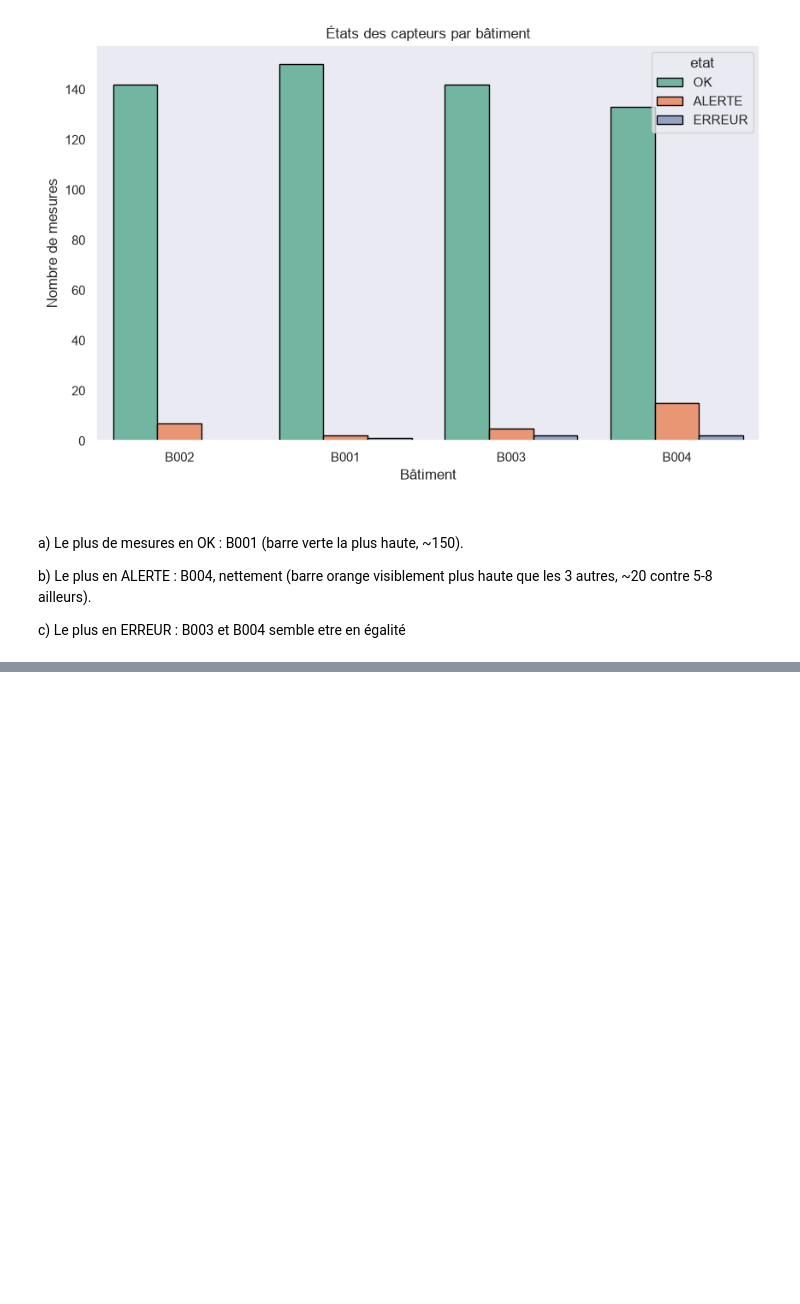
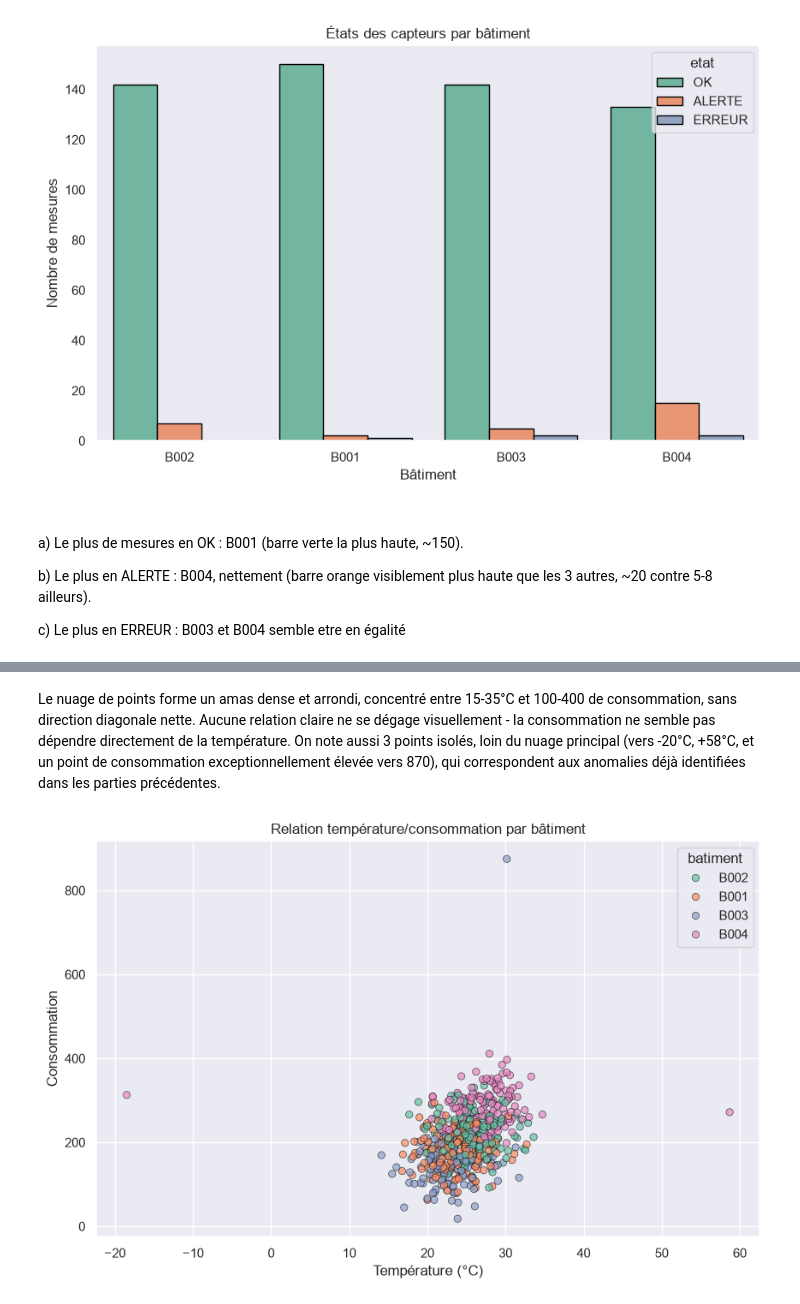
Before and after one commit to Mayra-99/atelier_seaborn_iot, a Jupyter notebook: notebooks/atelier_seaborn_iot.ipynb, the cells around one changed output, grey strips where cells are left out. Drawn from its saved outputs; the diff is of its cells as text; code cells hidden in the pictures; blank space fills up the shorter version.

```diff
--- a/notebooks/atelier_seaborn_iot.ipynb
+++ b/notebooks/atelier_seaborn_iot.ipynb
@@ -318,0 +336,20 @@ c) Le plus en ERREUR : B003 et B004 semble etre en  égalité
+# %% [markdown]
+
+
+Le nuage de points forme un amas dense et arrondi, concentré entre 15-35°C et 100-400
+de consommation, sans direction diagonale nette. Aucune relation claire ne se dégage
+visuellement - la consommation ne semble pas dépendre directement de la température.
+On note aussi 3 points isolés, loin du nuage principal (vers -20°C, +58°C, et un point
+de consommation exceptionnellement élevée vers 870), qui correspondent aux anomalies
+déjà identifiées dans les parties précédentes.
+# %%
+plt.figure(figsize=(10, 6))
+sns.scatterplot(data=df, x="temperature", y="consommation", hue="batiment",
+                 palette="Set2", alpha=0.7, edgecolor="black")
+plt.title("Relation température/consommation par bâtiment")
+plt.xlabel("Température (°C)")
+plt.ylabel("Consommation")
+plt.grid(True)
+plt.show()
+# %% [output]
+[figure, added]
```
Also changed, not shown: parts of 5 cells of this notebook.
